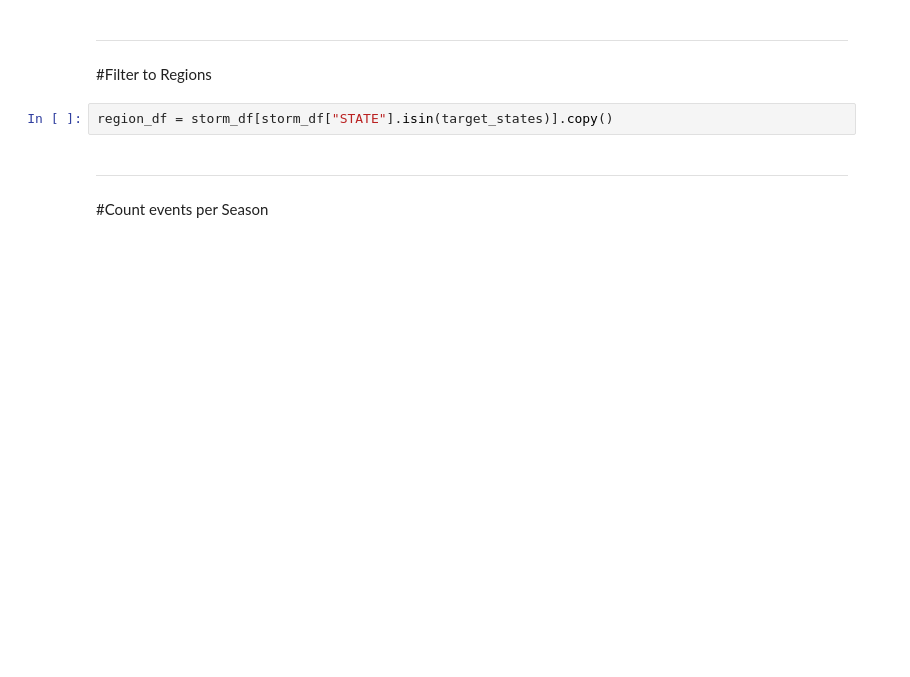
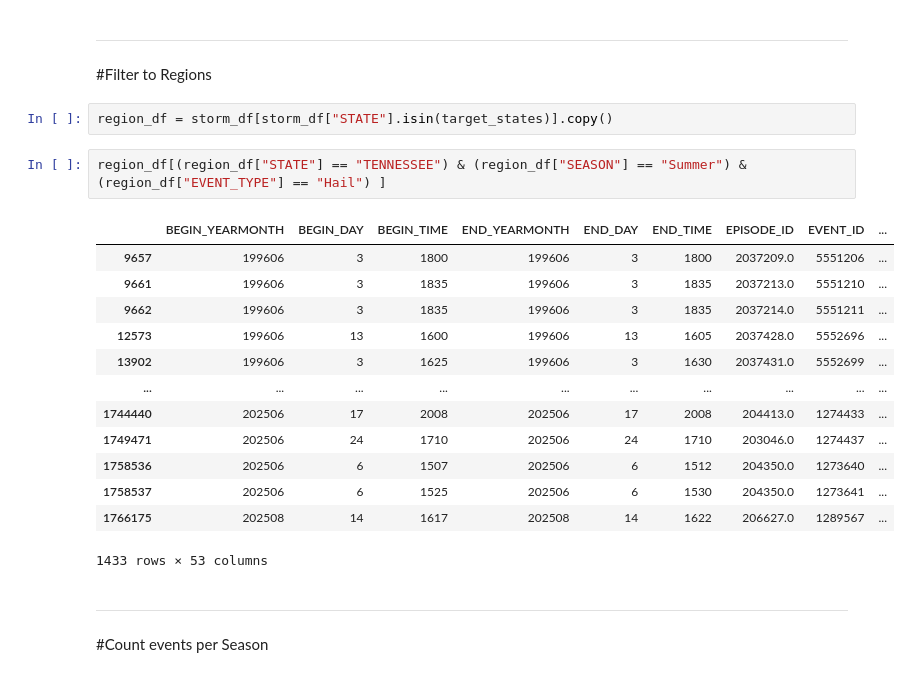
Before and after one commit to Jscott7227/GA-Energy-Grid, a Jupyter notebook: Weather_Analysis/NOAA_Dataset.ipynb, the cells around one changed output. Saved outputs shown, nothing was run; the diff lists cells and outputs as text; blank space fills up the shorter version.

```diff
--- a/Weather_Analysis/NOAA_Dataset.ipynb
+++ b/Weather_Analysis/NOAA_Dataset.ipynb
@@ -458,6 +458,22 @@ storm_df["SEASON"] = storm_df["MONTH"].apply(get_season)
 #Filter to Regions
 # %%
 region_df = storm_df[storm_df["STATE"].isin(target_states)].copy()
+# %%
+region_df[(region_df["STATE"] == "TENNESSEE") & (region_df["SEASON"] == "Summer") & (region_df["EVENT_TYPE"] == "Hail") ]
+# %% [output]
+|  | BEGIN_YEARMONTH | BEGIN_DAY | BEGIN_TIME | END_YEARMONTH | END_DAY | END_TIME | EPISODE_ID | EVENT_ID | ... |
+| 9657 | 199606 | 3 | 1800 | 199606 | 3 | 1800 | 2037209.0 | 5551206 | ... |
+| 9661 | 199606 | 3 | 1835 | 199606 | 3 | 1835 | 2037213.0 | 5551210 | ... |
+| 9662 | 199606 | 3 | 1835 | 199606 | 3 | 1835 | 2037214.0 | 5551211 | ... |
+| 12573 | 199606 | 13 | 1600 | 199606 | 13 | 1605 | 2037428.0 | 5552696 | ... |
+| 13902 | 199606 | 3 | 1625 | 199606 | 3 | 1630 | 2037431.0 | 5552699 | ... |
+| ... | ... | ... | ... | ... | ... | ... | ... | ... | ... |
+| 1744440 | 202506 | 17 | 2008 | 202506 | 17 | 2008 | 204413.0 | 1274433 | ... |
+| 1749471 | 202506 | 24 | 1710 | 202506 | 24 | 1710 | 203046.0 | 1274437 | ... |
+| 1758536 | 202506 | 6 | 1507 | 202506 | 6 | 1512 | 204350.0 | 1273640 | ... |
+| 1758537 | 202506 | 6 | 1525 | 202506 | 6 | 1530 | 204350.0 | 1273641 | ... |
+| 1766175 | 202508 | 14 | 1617 | 202508 | 14 | 1622 | 206627.0 | 1289567 | ... |
+1433 rows × 53 columns
 # %% [markdown]
 ---
 
```
Also changed, not shown: parts of 3 cells of this notebook, 4 other files.
